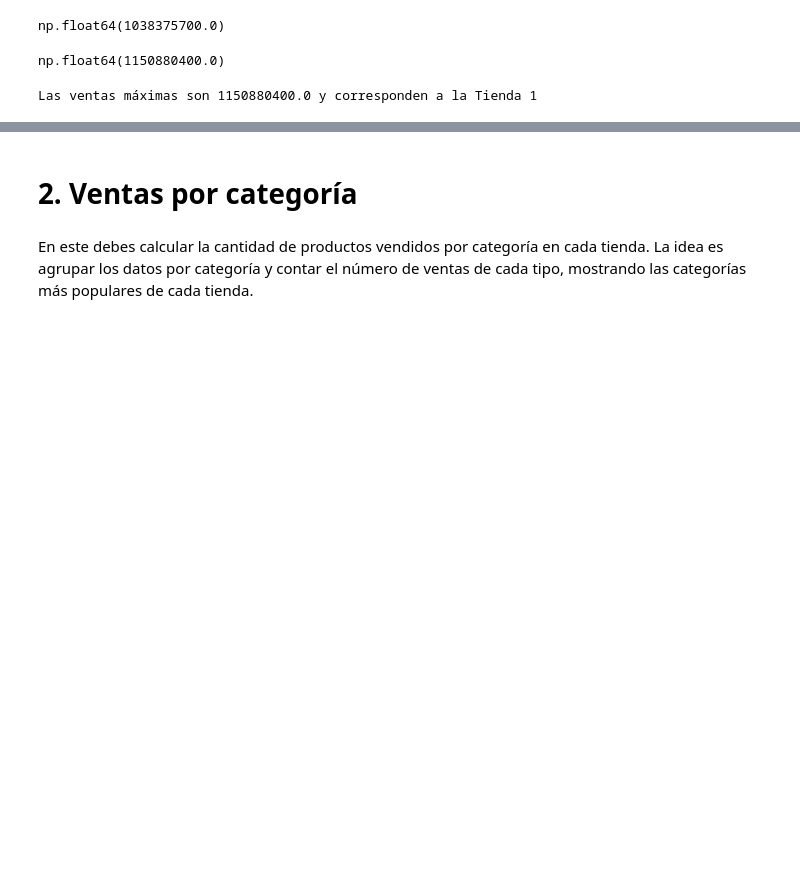
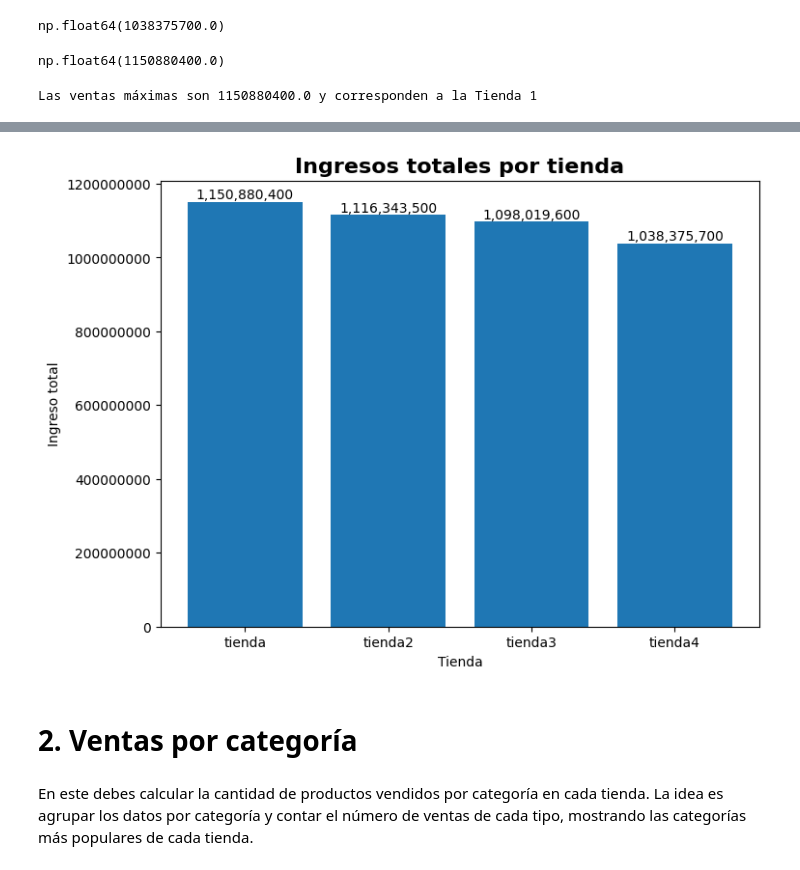
Before and after one commit to Jobe2695/Desaf-o-Alura, a Jupyter notebook: AluraStoreLatam.ipynb, the cells around one changed output, grey strips where cells are left out. Cells and saved outputs as stored; diff of their text form; code cells hidden in the pictures; blank space fills up the shorter version.

```diff
--- a/AluraStoreLatam.ipynb
+++ b/AluraStoreLatam.ipynb
@@ -83,3 +83,14 @@ for i, v in enumerate(tventas):
     print(f'Las ventas máximas son {ventasmax} y corresponden a la {nombres_tiendas[i]}')
 # %% [output]
 Las ventas máximas son 1150880400.0 y corresponden a la Tienda 1
+# %%
+def ventas_totales(serie1, serie2, serie3, serie4, nombreColumna):
+  series = {'tienda' : serie1,
+            'tienda2' : serie2,
+            'tienda3' : serie3,
+            'tienda4' : serie4}
+  return pd.Series(series, name = nombreColumna )
+# %%
+ingresos_totales = ventas_totales(ventast1, ventast2, ventast3, ventast4, 'Ingresos').astype(int)
+
+ingresos_totales
@@ -86,3 +104,18 @@ Las ventas máximas son 1150880400.0 y corresponden a la Tienda 1
+# %%
+fig, ingresos = plt.subplots(1, figsize=(8,6))
+ingresos.bar(ingresos_totales.index, ingresos_totales.values)
+ingresos.set_title("Ingresos totales por tienda", fontsize=16, fontweight='bold')
+ingresos.set_xlabel("Tienda")
+ingresos.set_ylabel("Ingreso total")
+
+# Mostrar el ingreso total encima de cada barra
+for i, valor in enumerate(ingresos_totales.values):
+  ingresos.text(i, valor+1, f'{valor:,.0f}', ha='center', va='bottom', fontsize = 10, color='black' )
+
+# Desactivar notación cientifica
+ingresos.ticklabel_format(style='plain', axis='y')
+# %% [output]
+[figure, added]
 # %% [markdown]
 # 2. Ventas por categoría
 # %% [markdown]
```
Also changed, not shown: parts of 7 cells of this notebook.
